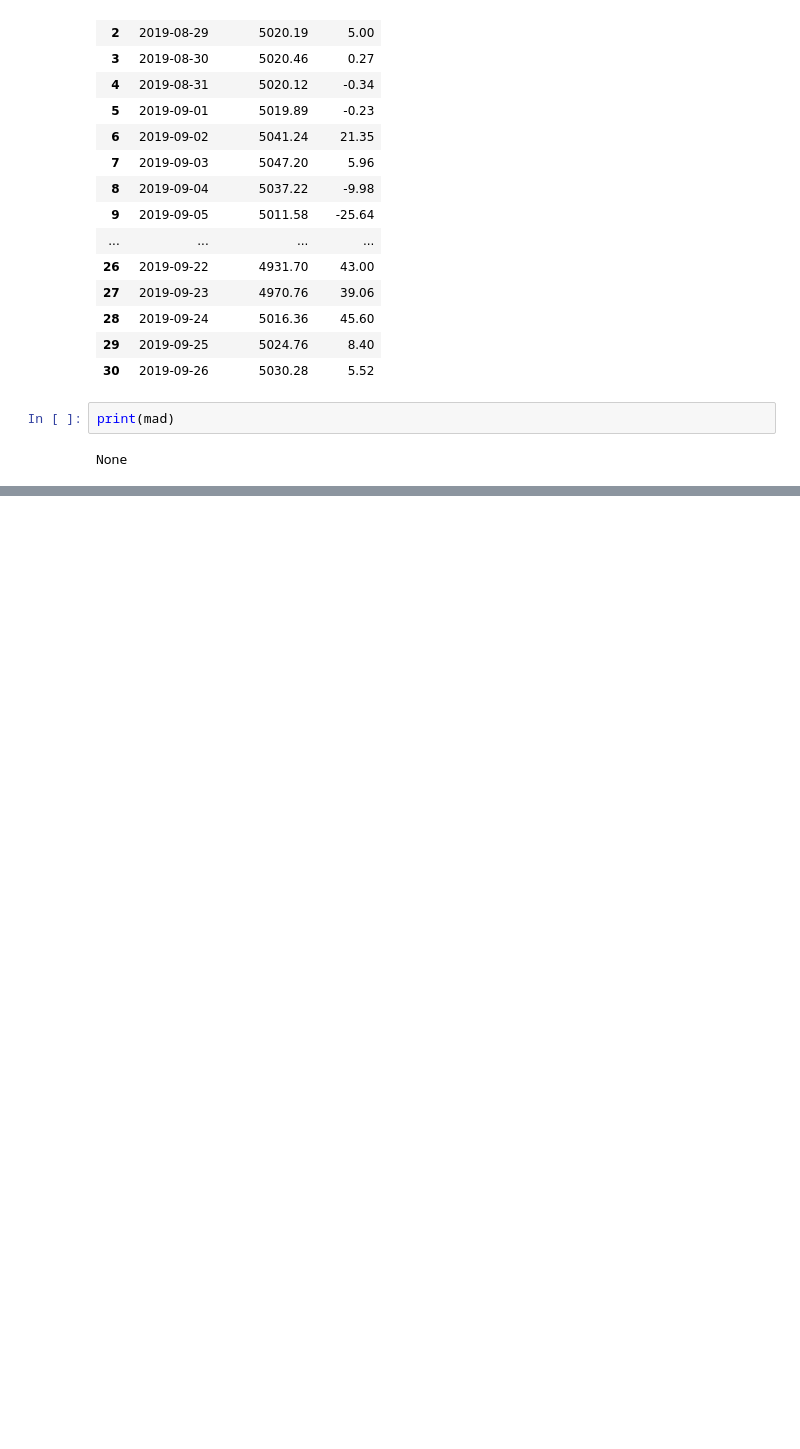
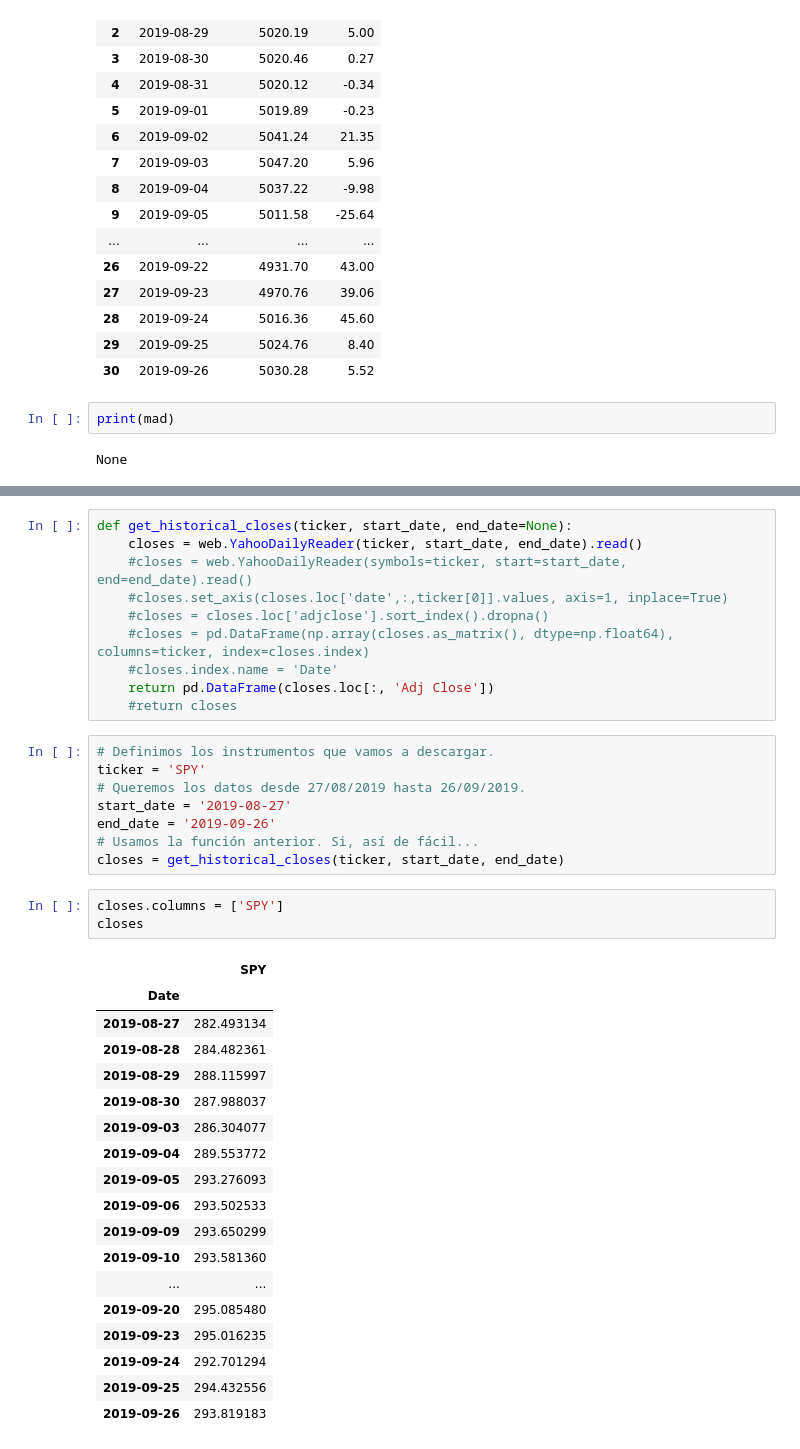
Before and after one commit to MaferAnso/LAB_2_MFAA, a Jupyter notebook: LAB_2_MFAA_Notebook.ipynb, the cells around one changed output, grey strips where cells are left out. Saved outputs shown, nothing was run; the diff lists cells and outputs as text; blank space fills up the shorter version.

```diff
--- a/LAB_2_MFAA_Notebook.ipynb
+++ b/LAB_2_MFAA_Notebook.ipynb
@@ -339,0 +398,40 @@ fin_down = down.idxmin(), inicio_down = ceros_down[ceros_down.index(fin_down) -
+# %%
+def get_historical_closes(ticker, start_date, end_date=None):
+    closes = web.YahooDailyReader(ticker, start_date, end_date).read()
+    #closes = web.YahooDailyReader(symbols=ticker, start=start_date, end=end_date).read()
+    #closes.set_axis(closes.loc['date',:,ticker[0]].values, axis=1, inplace=True)
+    #closes = closes.loc['adjclose'].sort_index().dropna()
+    #closes = pd.DataFrame(np.array(closes.as_matrix(), dtype=np.float64), columns=ticker, index=closes.index)
+    #closes.index.name = 'Date'
+    return pd.DataFrame(closes.loc[:, 'Adj Close'])
+    #return closes
+# %%
+# Definimos los instrumentos que vamos a descargar.
+ticker = 'SPY'
+# Queremos los datos desde 27/08/2019 hasta 26/09/2019.
+start_date = '2019-08-27'
+end_date = '2019-09-26'
+# Usamos la función anterior. Si, así de fácil...
+closes = get_historical_closes(ticker, start_date, end_date)
+# %%
+closes.columns = ['SPY']
+closes
+# %% [output]
+|  | SPY |
+| Date |  |
+| 2019-08-27 | 282.493134 |
+| 2019-08-28 | 284.482361 |
+| 2019-08-29 | 288.115997 |
+| 2019-08-30 | 287.988037 |
+| 2019-09-03 | 286.304077 |
+| 2019-09-04 | 289.553772 |
+| 2019-09-05 | 293.276093 |
+| 2019-09-06 | 293.502533 |
+| 2019-09-09 | 293.650299 |
+| 2019-09-10 | 293.581360 |
+| ... | ... |
+| 2019-09-20 | 295.085480 |
+| 2019-09-23 | 295.016235 |
+| 2019-09-24 | 292.701294 |
+| 2019-09-25 | 294.432556 |
+| 2019-09-26 | 293.819183 |
```
Also changed, not shown: parts of 35 cells of this notebook, 2 other files.
